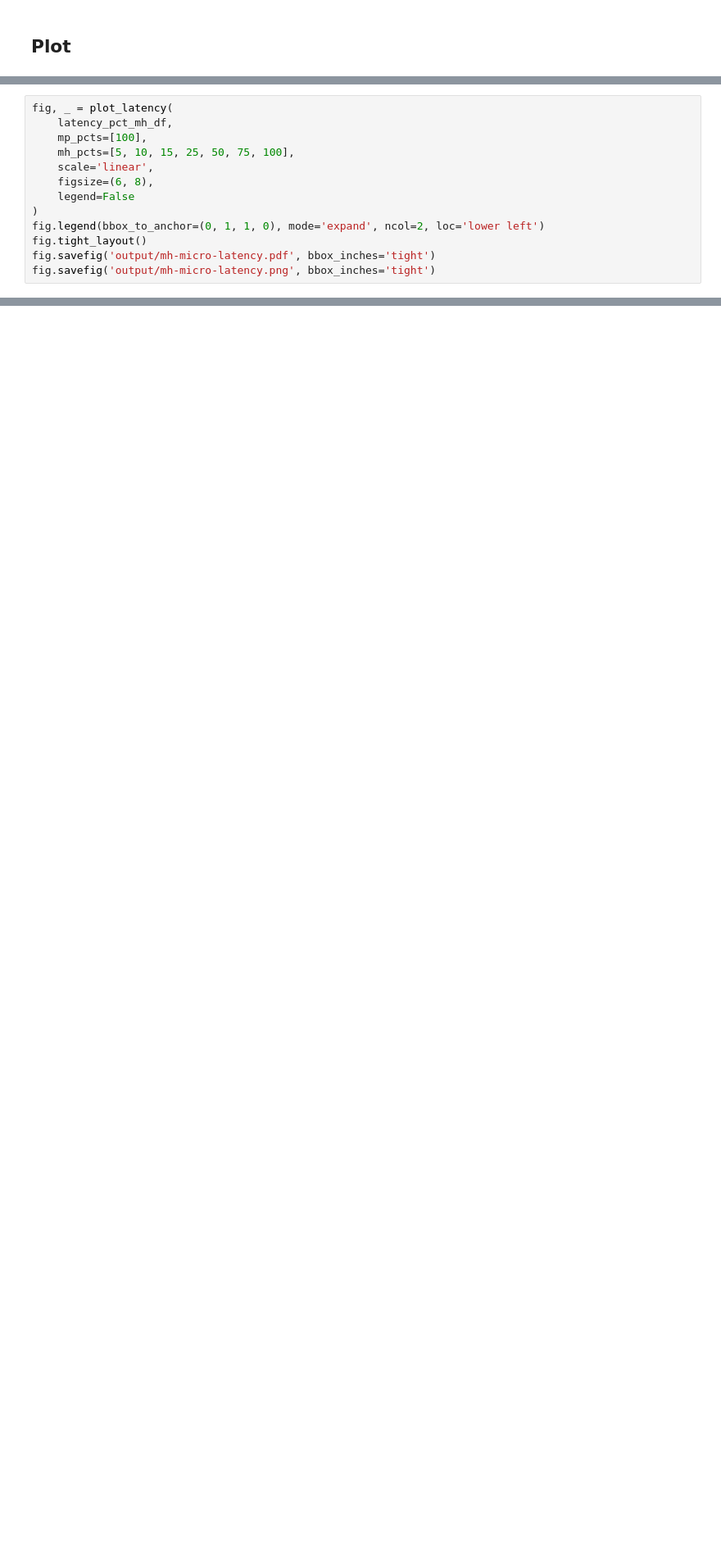
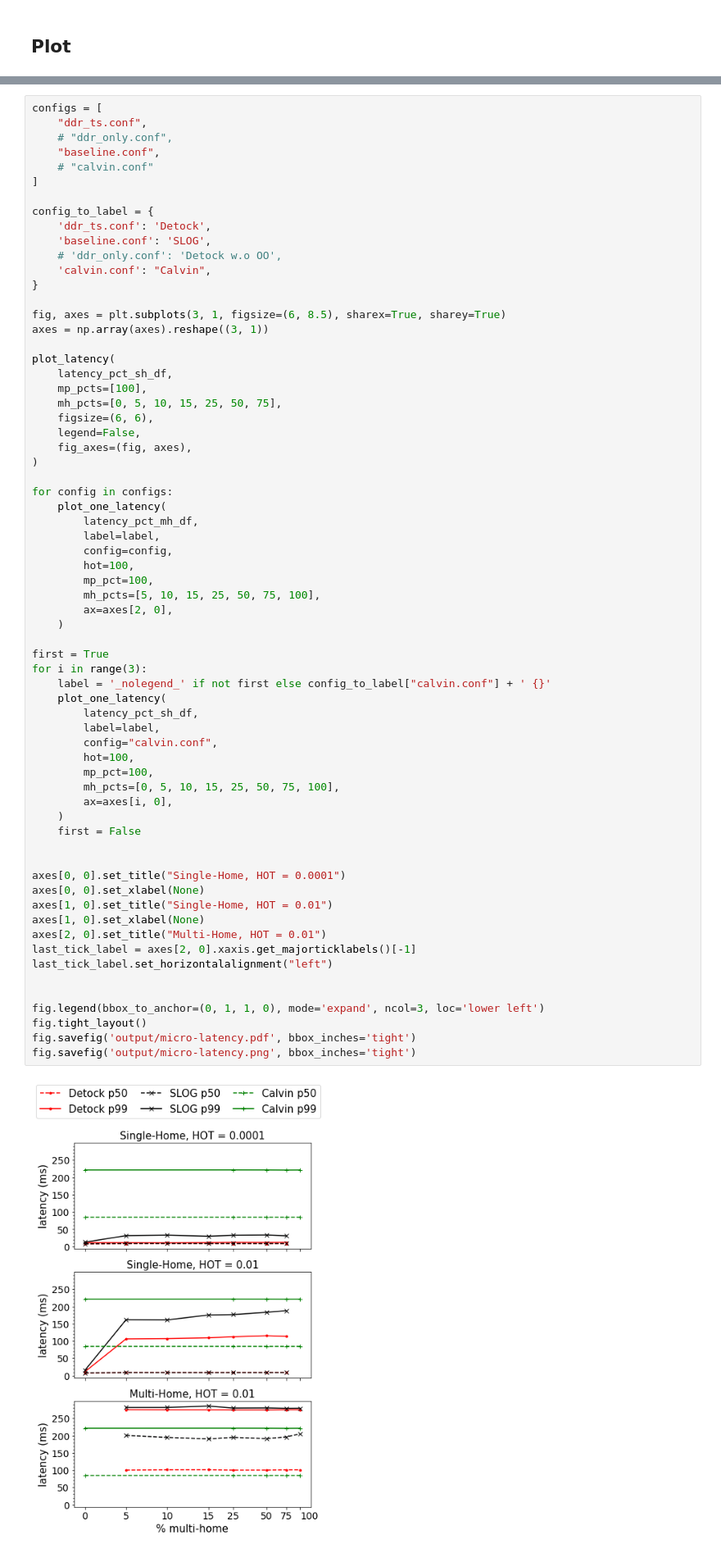
Before and after one commit to umd-dslam/DetockAnalysis, a Jupyter notebook: 1-Microbenchmark.ipynb, the cells around one changed output, grey strips where cells are left out. Shown: that part at 82% size. Drawn from its saved outputs; the diff is of its cells as text; blank space fills up the shorter version.

```diff
--- a/1-Microbenchmark.ipynb
+++ b/1-Microbenchmark.ipynb
@@ -510,13 +434,0 @@ fig.savefig('output/sh-micro-latency.png', bbox_inches='tight')
-# %%
-fig, _ = plot_latency(
-    latency_pct_mh_df,
-    mp_pcts=[100],
-    mh_pcts=[5, 10, 15, 25, 50, 75, 100],
-    scale='linear',
-    figsize=(6, 8),
-    legend=False
-)
-fig.legend(bbox_to_anchor=(0, 1, 1, 0), mode='expand', ncol=2, loc='lower left')
-fig.tight_layout()
-fig.savefig('output/mh-micro-latency.pdf', bbox_inches='tight')
-fig.savefig('output/mh-micro-latency.png', bbox_inches='tight')
@@ -543,0 +512,68 @@ fig.savefig('output/mh-micro-latency.png', bbox_inches='tight')
+# %%
+configs = [
+    "ddr_ts.conf",
+    # "ddr_only.conf",
+    "baseline.conf",
+    # "calvin.conf"
+]
+
+config_to_label = {
+    'ddr_ts.conf': 'Detock',
+    'baseline.conf': 'SLOG',
+    # 'ddr_only.conf': 'Detock w.o OO',
+    'calvin.conf': "Calvin",
+}
+
+fig, axes = plt.subplots(3, 1, figsize=(6, 8.5), sharex=True, sharey=True)
+axes = np.array(axes).reshape((3, 1))
+
+plot_latency(
+    latency_pct_sh_df,
+    mp_pcts=[100],
+    mh_pcts=[0, 5, 10, 15, 25, 50, 75],
+    figsize=(6, 6),
+    legend=False,
+    fig_axes=(fig, axes),
+)
+
+for config in configs:
+    plot_one_latency(
+        latency_pct_mh_df,
+        label=label,
+        config=config,
+        hot=100,
+        mp_pct=100,
+        mh_pcts=[5, 10, 15, 25, 50, 75, 100],
+        ax=axes[2, 0],
+    )
+
+first = True
+for i in range(3):
+    label = '_nolegend_' if not first else config_to_label["calvin.conf"] + ' {}'
+    plot_one_latency(
+        latency_pct_sh_df,
+        label=label,
+        config="calvin.conf",
+        hot=100,
+        mp_pct=100,
+        mh_pcts=[0, 5, 10, 15, 25, 50, 75, 100],
+        ax=axes[i, 0],
+    )
+    first = False
+
+
+axes[0, 0].set_title("Single-Home, HOT = 0.0001")
+axes[0, 0].set_xlabel(None)
+axes[1, 0].set_title("Single-Home, HOT = 0.01")
+axes[1, 0].set_xlabel(None)
+axes[2, 0].set_title("Multi-Home, HOT = 0.01")
+last_tick_label = axes[2, 0].xaxis.get_majorticklabels()[-1]
+last_tick_label.set_horizontalalignment("left")
+
+
+fig.legend(bbox_to_anchor=(0, 1, 1, 0), mode='expand', ncol=3, loc='lower left')
+fig.tight_layout()
+fig.savefig('output/micro-latency.pdf', bbox_inches='tight')
+fig.savefig('output/micro-latency.png', bbox_inches='tight')
+# %% [output]
+[figure, added]
```
Also changed, not shown: parts of 14 cells of this notebook, 8 other files.
